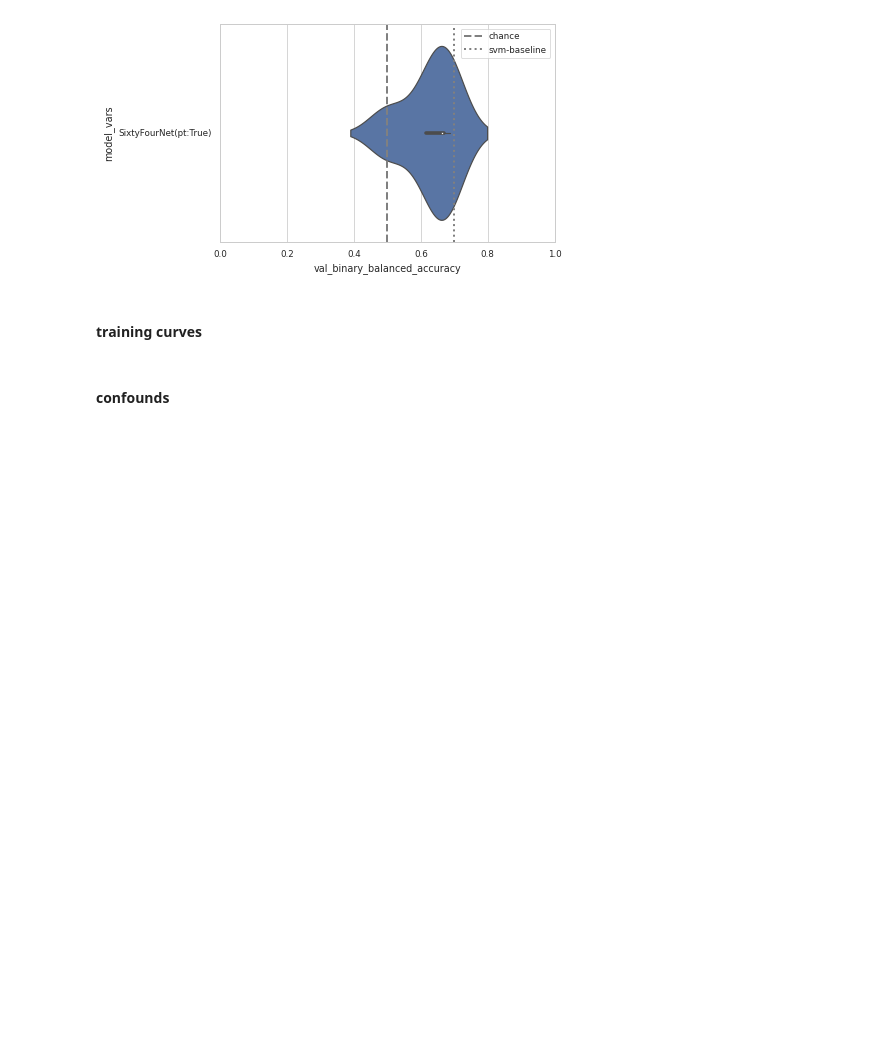
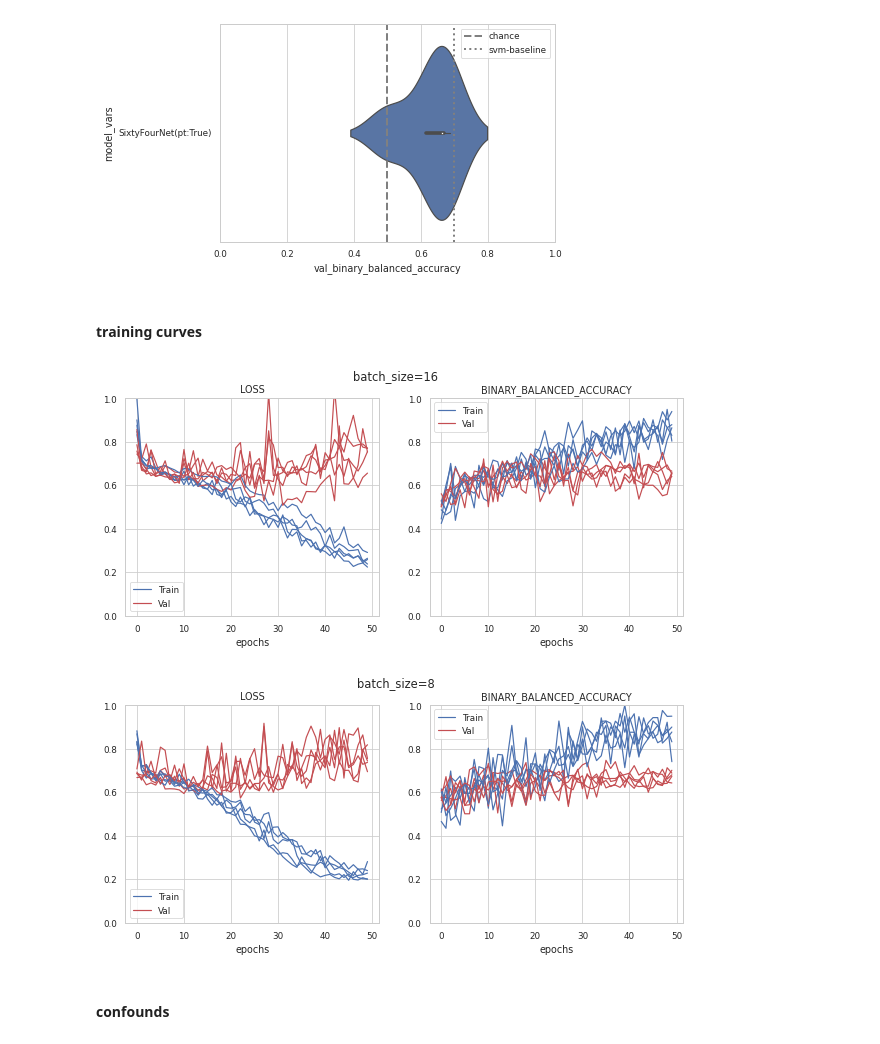
Before and after one commit to RoshanRane/ML_for_IMAGEN, a Jupyter notebook: DLpipeline/plot_results_DL.ipynb, the cells around one changed output. Saved outputs shown, nothing was run; the diff lists cells and outputs as text; code cells hidden in the pictures; blank space fills up the shorter version.

```diff
--- a/DLpipeline/plot_results_DL.ipynb
+++ b/DLpipeline/plot_results_DL.ipynb
@@ -62,17 +82,32 @@ plt.show()
 # %% [markdown]
 ####  training curves
 # %%
-f, axes = plt.subplots(1,2, figsize=(10,4))
-metrics = ['loss', 'binary_balanced_accuracy']
+def plot_training_curves(df):
+    f, axes = plt.subplots(1,2, figsize=(10,4))
+    metrics = ['loss', 'binary_balanced_accuracy']
 
-for ax, metric  in zip(axes.ravel(), metrics):
+    for ax, metric  in zip(axes.ravel(), metrics):
 
-    for i, row in df.iterrows():
-        ax.plot(eval(row['train_curve_'+metric]), color='b')
-        ax.plot(eval(row['val_curve_'+metric]), color='r')
-    ax.set_title(metric.upper())
-    ax.legend(["Train", "Val"])
-    ax.set_xlabel('epochs')
+        for i, row in df[df.o == 'Binge'].iterrows():
+            ax.plot(eval(row['train_curve_'+metric]), color='b')
+            ax.plot(eval(row['val_curve_'+metric]), color='r')
+        ax.set_title(metric.upper())
+        ax.set_ylim([0.,1.])
+        ax.legend(["Train", "Val"])
+        ax.set_xlabel('epochs')
+    return f, axes
+# %%
+df = pd.read_csv(sorted(glob(f"results/fullbrain-fu3-*/*-fcn16-b16/run.csv"))[-1])
+f, axes = plot_training_curves(df)
+f.suptitle("batch_size=16")
+plt.show()
+df = pd.read_csv(sorted(glob(f"results/fullbrain-fu3-*/*-fcn16-loss/run.csv"))[-1])
+f, axes = plot_training_curves(df)
+f.suptitle("batch_size=8")
+plt.show()
+# %% [output]
+[figure, added]
+[figure, added]
 # %% [markdown]
 ####  confounds
 # %%
```
Also changed, not shown: parts of 4 cells of this notebook, 3 other files.
